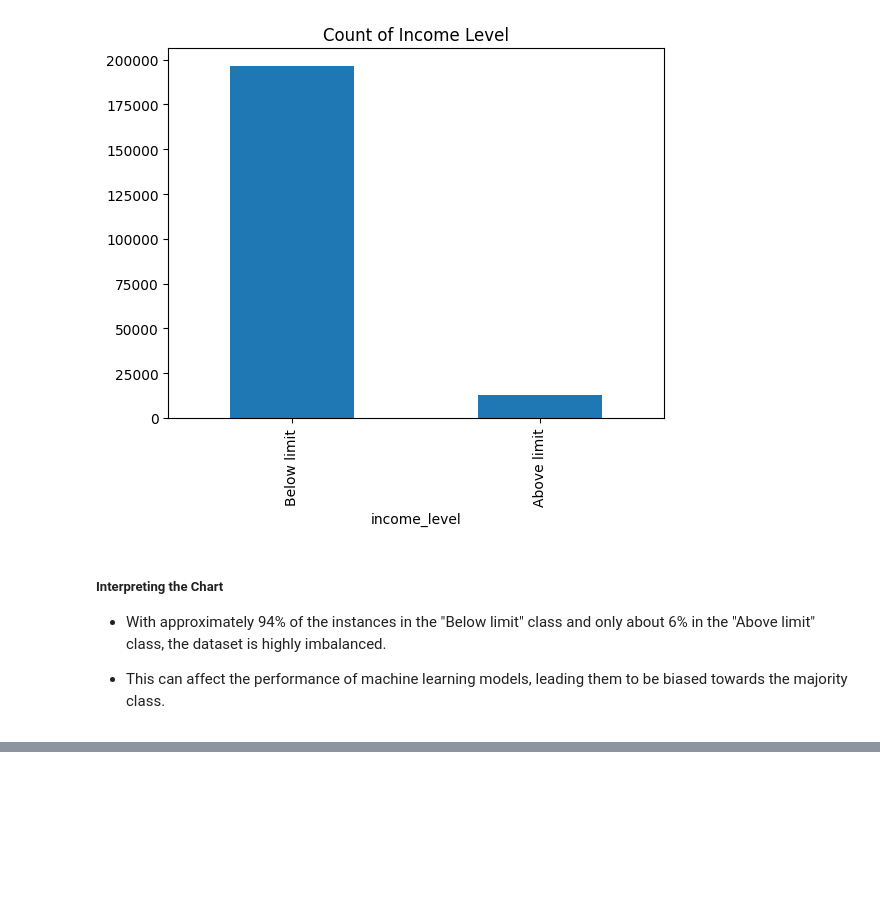
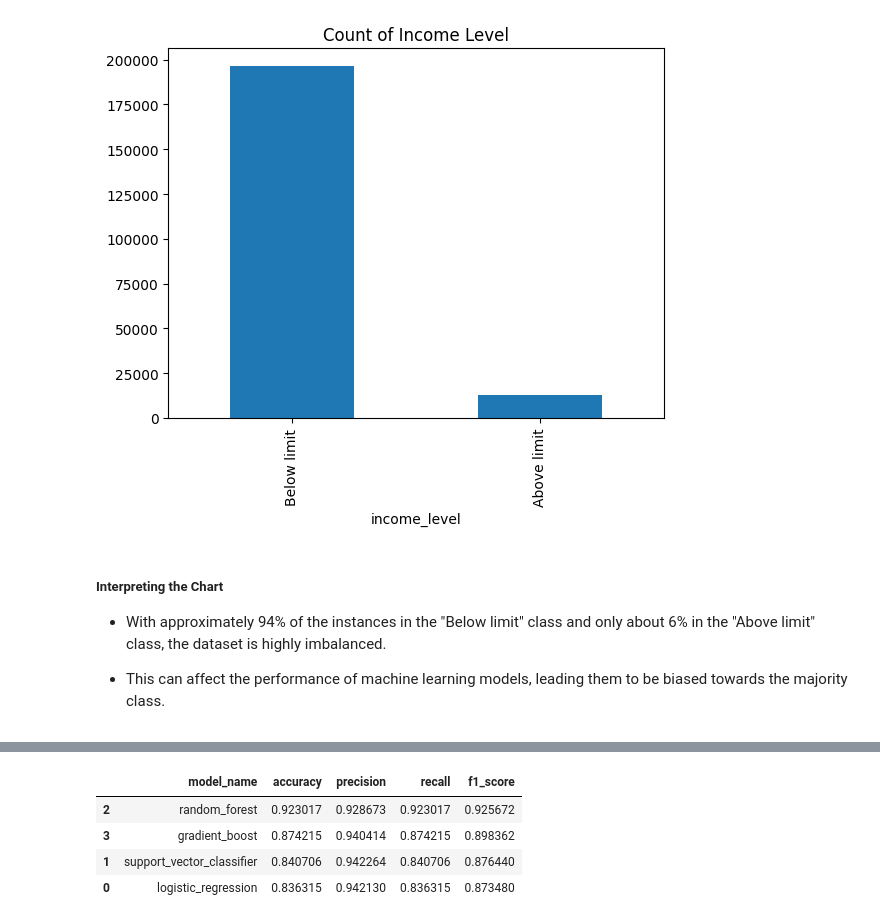
Before and after one commit to AndyMortey/PREDICTING-ANNUAL-INCOME-USING-MACHINE-LEARNING, a Jupyter notebook: notebook.ipynb, the cells around one changed output, grey strips where cells are left out. Drawn from its saved outputs; the diff is of its cells as text; code cells hidden in the pictures; blank space fills up the shorter version.

```diff
--- a/notebook.ipynb
+++ b/notebook.ipynb
@@ -755,0 +969,9 @@ ModuleNotFoundError: No module named 'sklearn'
+# %%
+#Display the metrics_output
+metrics_output.sort_values(ascending=False, by='f1_score')
+# %% [output]
+|  | model_name | accuracy | precision | recall | f1_score |
+| 2 | random_forest | 0.923017 | 0.928673 | 0.923017 | 0.925672 |
+| 3 | gradient_boost | 0.874215 | 0.940414 | 0.874215 | 0.898362 |
+| 1 | support_vector_classifier | 0.840706 | 0.942264 | 0.840706 | 0.876440 |
+| 0 | logistic_regression | 0.836315 | 0.942130 | 0.836315 | 0.873480 |
```
Also changed, not shown: parts of 14 cells of this notebook, 1 other file.
